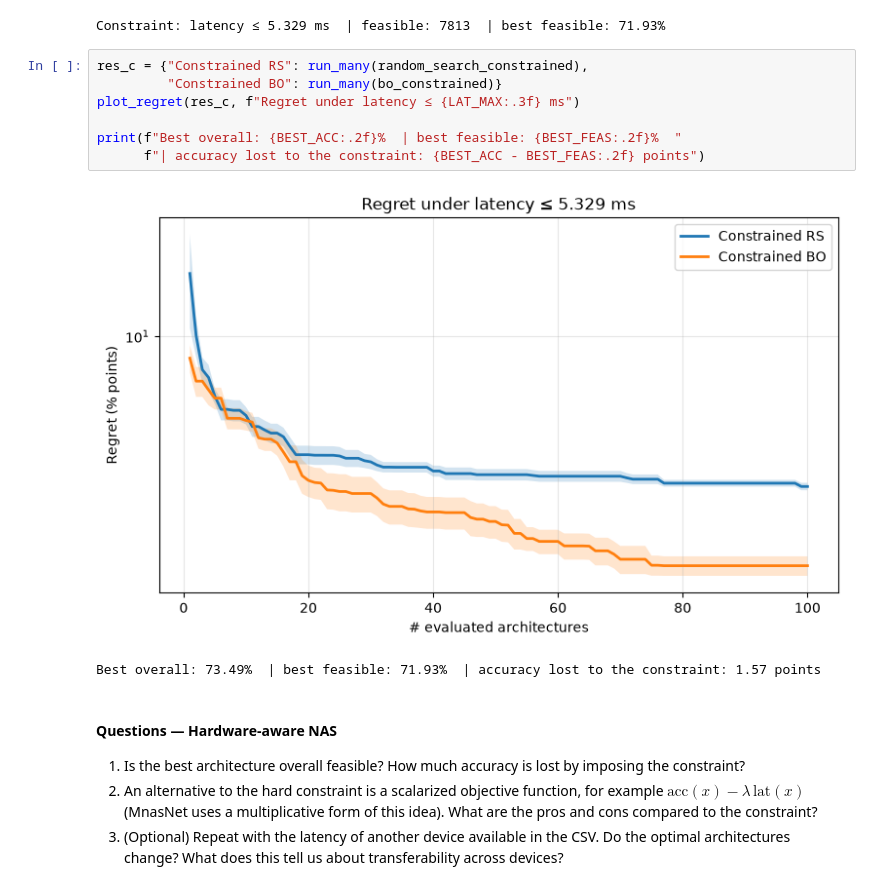
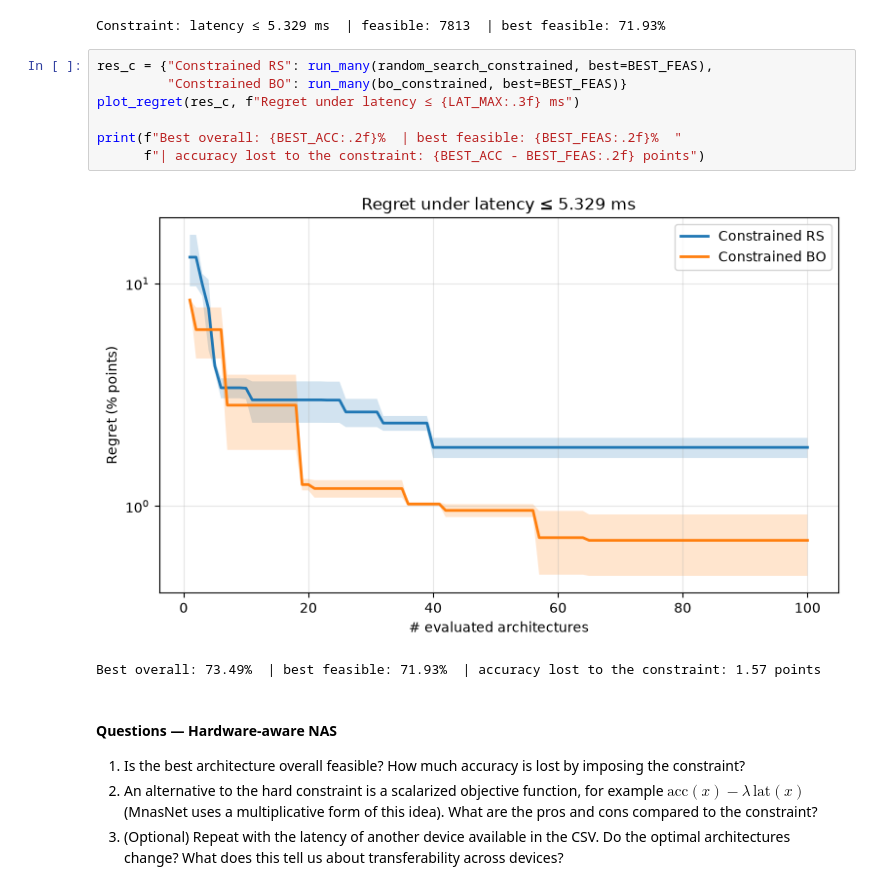
Before and after one commit to bizzarriA/NAS-lab, a Jupyter notebook: Lab2_HW_NAS_solutions.ipynb, the cells around one changed output. Cells and saved outputs as stored; diff of their text form.

```diff
--- a/Lab2_HW_NAS_solutions.ipynb
+++ b/Lab2_HW_NAS_solutions.ipynb
@@ -282,16 +293,16 @@ def bo_constrained(oracle, n_init=10, xi=0.01, seed=0):
     return oracle
 # %% [output]
 Constraint: latency ≤ 5.329 ms  | feasible: 7813  | best feasible: 71.93%
-# %%
-res_c = {"Constrained RS": run_many(random_search_constrained),
-         "Constrained BO": run_many(bo_constrained)}
-plot_regret(res_c, f"Regret under latency ≤ {LAT_MAX:.3f} ms")
-
-print(f"Best overall: {BEST_ACC:.2f}%  | best feasible: {BEST_FEAS:.2f}%  "
-      f"| accuracy lost to the constraint: {BEST_ACC - BEST_FEAS:.2f} points")
-# %% [output]
-[figure, removed]
-Best overall: 73.49%  | best feasible: 71.93%  | accuracy lost to the constraint: 1.57 points
+# %%
+res_c = {"Constrained RS": run_many(random_search_constrained, best=BEST_FEAS),
+         "Constrained BO": run_many(bo_constrained, best=BEST_FEAS)}
+plot_regret(res_c, f"Regret under latency ≤ {LAT_MAX:.3f} ms")
+
+print(f"Best overall: {BEST_ACC:.2f}%  | best feasible: {BEST_FEAS:.2f}%  "
+      f"| accuracy lost to the constraint: {BEST_ACC - BEST_FEAS:.2f} points")
+# %% [output]
+[figure, added]
+Best overall: 73.49%  | best feasible: 71.93%  | accuracy lost to the constraint: 1.57 points
 # %% [markdown]
 #### Questions — Hardware-aware NAS
 1. Is the best architecture overall feasible? How much accuracy is lost by imposing the constraint?
```
Also changed, not shown: parts of 23 cells of this notebook, 2 other files.
